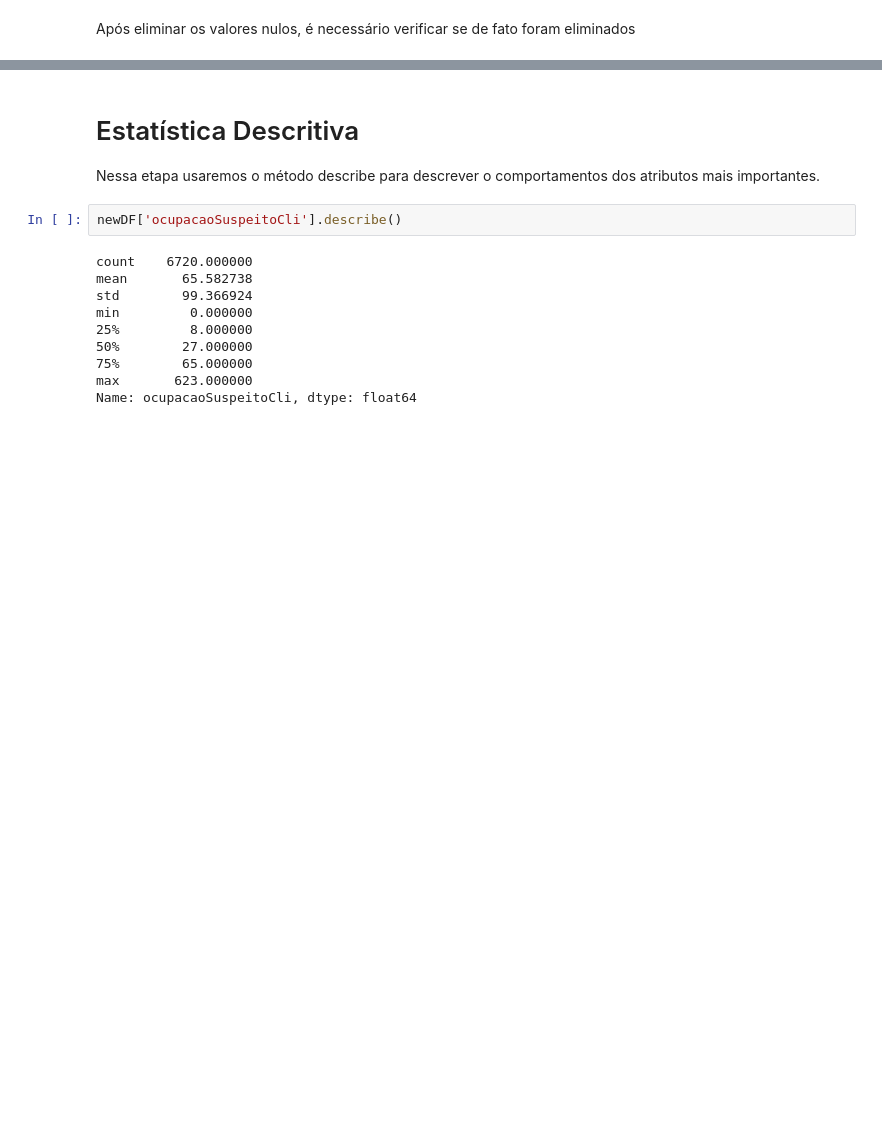
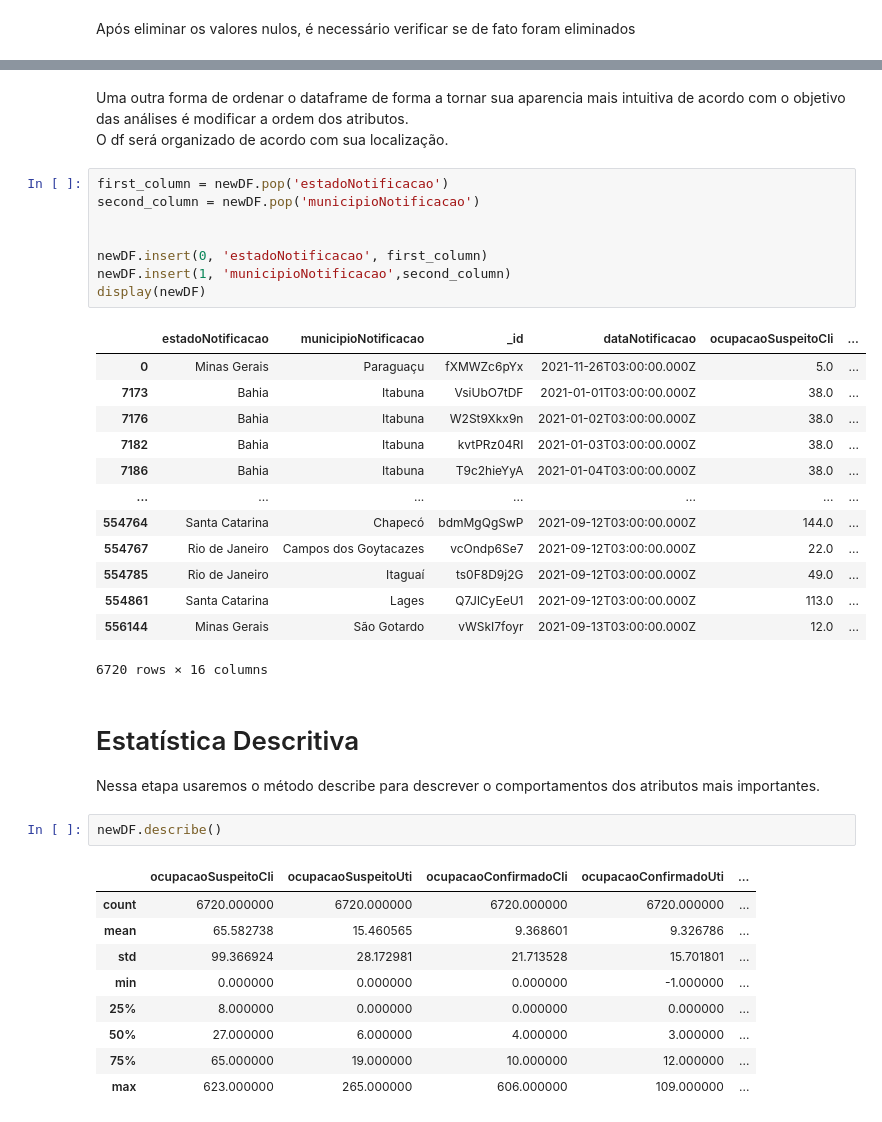
Before and after one commit to lucianobajr/TP-CCF425, a Jupyter notebook: src/AnaliseDeLeitos.ipynb, the cells around one changed output, grey strips where cells are left out. Cells and saved outputs as stored; diff of their text form; blank space fills up the shorter version.

```diff
--- a/src/AnaliseDeLeitos.ipynb
+++ b/src/AnaliseDeLeitos.ipynb
@@ -225,15 +232,40 @@ display(newDF)
+# %% [markdown]
+Uma outra forma de ordenar o dataframe de forma a tornar sua aparencia mais intuitiva de acordo com o objetivo das análises é modificar a ordem dos atributos.
+O df será organizado de acordo com sua localização.
+# %%
+first_column = newDF.pop('estadoNotificacao')
+second_column = newDF.pop('municipioNotificacao')
+
+
+newDF.insert(0, 'estadoNotificacao', first_column)
+newDF.insert(1, 'municipioNotificacao',second_column)
+display(newDF)
+# %% [output]
+|  | estadoNotificacao | municipioNotificacao | _id | dataNotificacao | ocupacaoSuspeitoCli | ... |
+| 0 | Minas Gerais | Paraguaçu | fXMWZc6pYx | 2021-11-26T03:00:00.000Z | 5.0 | ... |
+| 7173 | Bahia | Itabuna | VsiUbO7tDF | 2021-01-01T03:00:00.000Z | 38.0 | ... |
+| 7176 | Bahia | Itabuna | W2St9Xkx9n | 2021-01-02T03:00:00.000Z | 38.0 | ... |
+| 7182 | Bahia | Itabuna | kvtPRz04RI | 2021-01-03T03:00:00.000Z | 38.0 | ... |
+| 7186 | Bahia | Itabuna | T9c2hieYyA | 2021-01-04T03:00:00.000Z | 38.0 | ... |
+| ... | ... | ... | ... | ... | ... | ... |
+| 554764 | Santa Catarina | Chapecó | bdmMgQgSwP | 2021-09-12T03:00:00.000Z | 144.0 | ... |
+| 554767 | Rio de Janeiro | Campos dos Goytacazes | vcOndp6Se7 | 2021-09-12T03:00:00.000Z | 22.0 | ... |
+| 554785 | Rio de Janeiro | Itaguaí | ts0F8D9j2G | 2021-09-12T03:00:00.000Z | 49.0 | ... |
+| 554861 | Santa Catarina | Lages | Q7JlCyEeU1 | 2021-09-12T03:00:00.000Z | 113.0 | ... |
+| 556144 | Minas Gerais | São Gotardo | vWSkI7foyr | 2021-09-13T03:00:00.000Z | 12.0 | ... |
+6720 rows × 16 columns
 # %% [markdown]
 # Estatística Descritiva
 Nessa etapa usaremos o método describe para descrever o comportamentos dos atributos mais importantes.
 # %%
-newDF['ocupacaoSuspeitoCli'].describe()
+newDF.describe()
 # %% [output]
-count    6720.000000
-mean       65.582738
-std        99.366924
-min         0.000000
-25%         8.000000
-50%        27.000000
-75%        65.000000
-max       623.000000
-Name: ocupacaoSuspeitoCli, dtype: float64
+|  | ocupacaoSuspeitoCli | ocupacaoSuspeitoUti | ocupacaoConfirmadoCli | ocupacaoConfirmadoUti | ... |
+| count | 6720.000000 | 6720.000000 | 6720.000000 | 6720.000000 | ... |
+| mean | 65.582738 | 15.460565 | 9.368601 | 9.326786 | ... |
+| std | 99.366924 | 28.172981 | 21.713528 | 15.701801 | ... |
+| min | 0.000000 | 0.000000 | 0.000000 | -1.000000 | ... |
+| 25% | 8.000000 | 0.000000 | 0.000000 | 0.000000 | ... |
+| 50% | 27.000000 | 6.000000 | 4.000000 | 3.000000 | ... |
+| 75% | 65.000000 | 19.000000 | 10.000000 | 12.000000 | ... |
+| max | 623.000000 | 265.000000 | 606.000000 | 109.000000 | ... |
```
Also changed, not shown: parts of 11 cells of this notebook.
